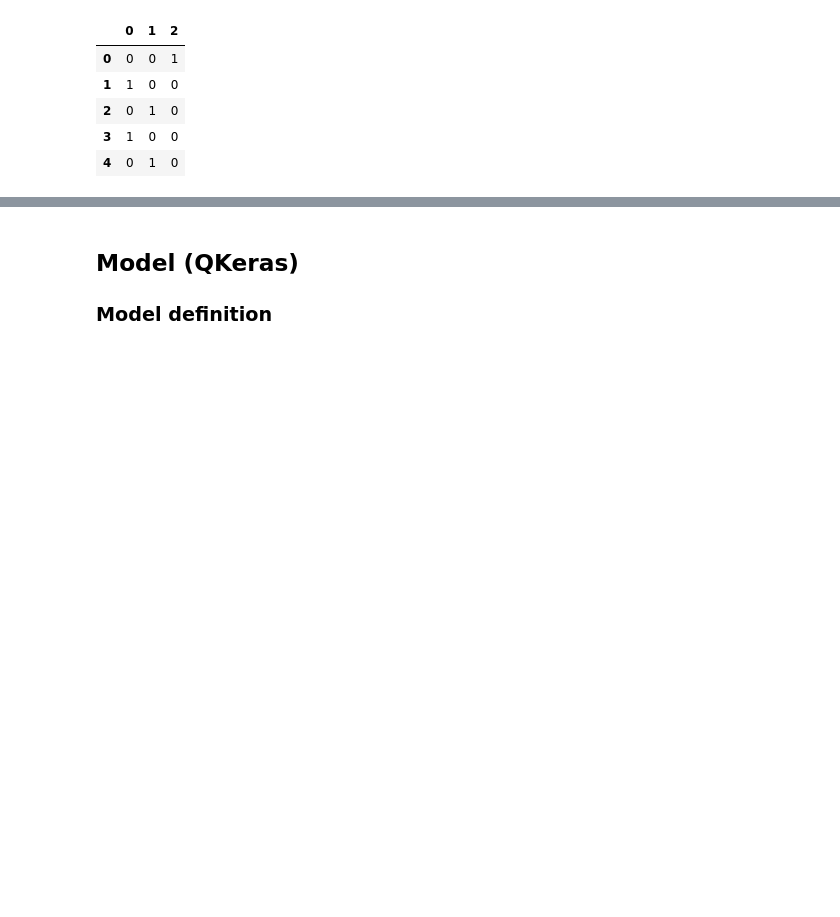
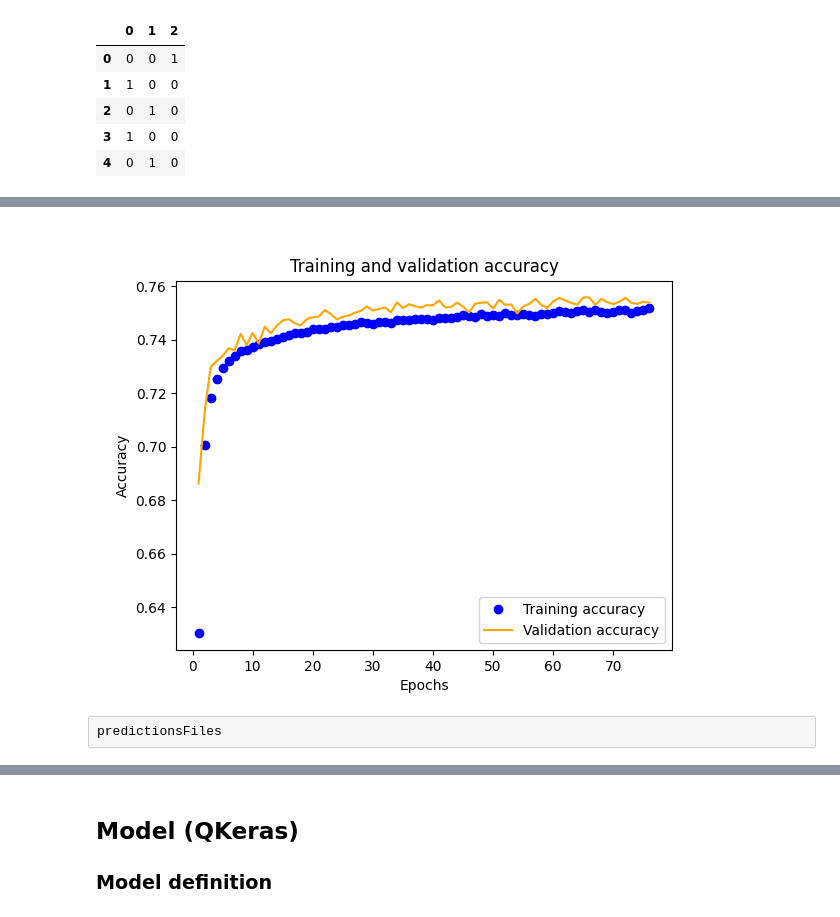
Before and after one commit to nhanvtran/directional-pixel-detectors, a Jupyter notebook: multiclassifier/SimpleNN_ylocalyprofileQkeras1.ipynb, the cells around one changed output, grey strips where cells are left out. Drawn from its saved outputs; the diff is of its cells as text; code cells hidden in the pictures; blank space fills up the shorter version.

```diff
--- a/multiclassifier/SimpleNN_ylocalyprofileQkeras1.ipynb
+++ b/multiclassifier/SimpleNN_ylocalyprofileQkeras1.ipynb
@@ -169,0 +268,22 @@ One-hot encoding
+# %%
+if train_and_save:
+    acc = history.history['sparse_categorical_accuracy']
+    val_acc = history.history['val_sparse_categorical_accuracy']
+    epochs = range(1, len(acc) + 1)
+    plt.plot(epochs, acc, 'bo', label='Training accuracy')
+    plt.plot(epochs, val_acc, 'orange', label='Validation accuracy')
+    plt.title('Training and validation accuracy')
+    plt.xlabel('Epochs')
+    plt.ylabel('Accuracy')
+    plt.legend()
+    #np.max(val_acc)
+    plt.savefig('images/keras_' + prefix + 'accuracy.png')
+    plt.show()
+else:
+    from PIL import Image
+    #from os.path import exists
+
+    img = Image.open('images/keras_' + prefix + 'accuracy.png')
+    display(img)
+# %% [output]
+[figure, added]
@@ -169,0 +293,2 @@ One-hot encoding
+# %% [raw]
+predictionsFiles
```
Also changed, not shown: parts of 38 cells of this notebook, 12 other files.
